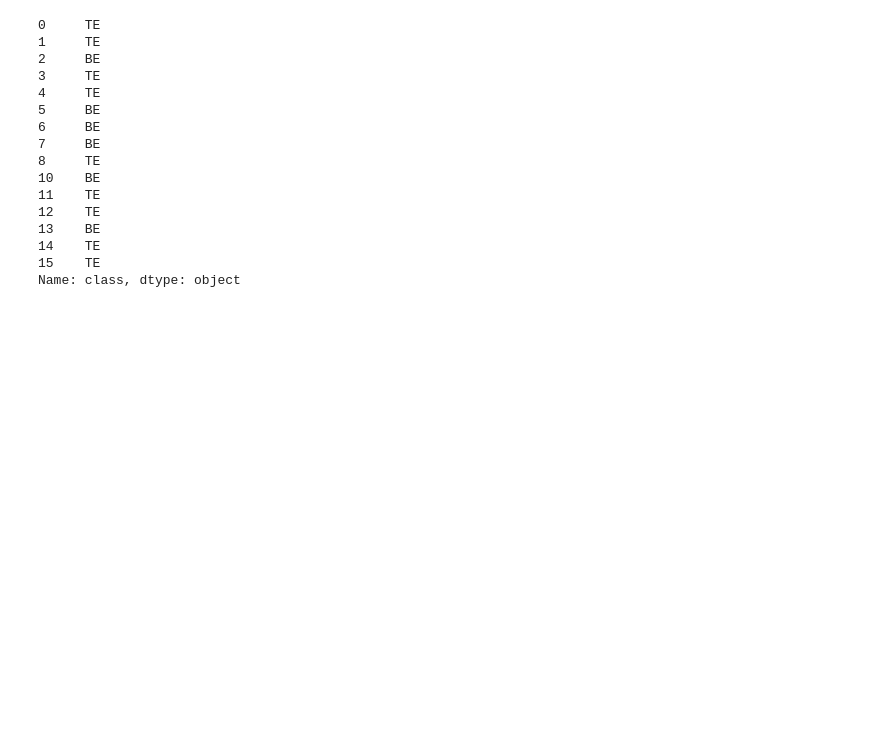
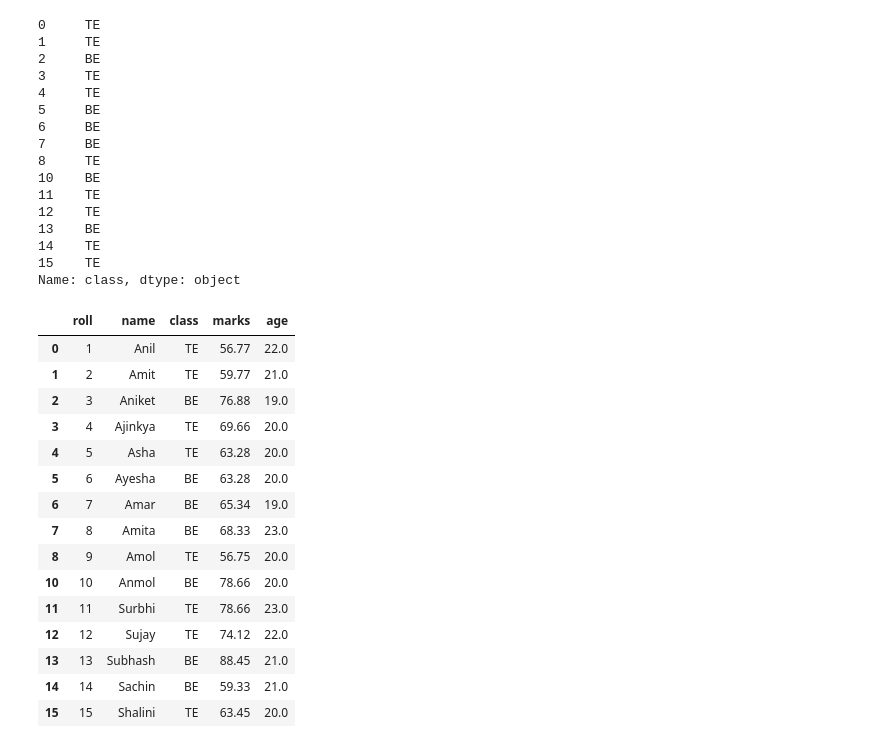
Before and after one commit to mohitandraj/data-visualization, a Jupyter notebook: Data Cleaning.ipynb, the cells around one changed output. Drawn from its saved outputs; the diff is of its cells as text; code cells hidden in the pictures; blank space fills up the shorter version.

```diff
--- a/Data Cleaning.ipynb
+++ b/Data Cleaning.ipynb
@@ -336,0 +339,19 @@ Name: class, dtype: object
+# %%
+df.ffill()
+# %% [output]
+|  | roll | name | class | marks | age |
+| 0 | 1 | Anil | TE | 56.77 | 22.0 |
+| 1 | 2 | Amit | TE | 59.77 | 21.0 |
+| 2 | 3 | Aniket | BE | 76.88 | 19.0 |
+| 3 | 4 | Ajinkya | TE | 69.66 | 20.0 |
+| 4 | 5 | Asha | TE | 63.28 | 20.0 |
+| 5 | 6 | Ayesha | BE | 63.28 | 20.0 |
+| 6 | 7 | Amar | BE | 65.34 | 19.0 |
+| 7 | 8 | Amita | BE | 68.33 | 23.0 |
+| 8 | 9 | Amol | TE | 56.75 | 20.0 |
+| 10 | 10 | Anmol | BE | 78.66 | 20.0 |
+| 11 | 11 | Surbhi | TE | 78.66 | 23.0 |
+| 12 | 12 | Sujay | TE | 74.12 | 22.0 |
+| 13 | 13 | Subhash | BE | 88.45 | 21.0 |
+| 14 | 14 | Sachin | BE | 59.33 | 21.0 |
+| 15 | 15 | Shalini | TE | 63.45 | 20.0 |
```
Also changed, not shown: parts of 8 cells of this notebook, 4 other files.
